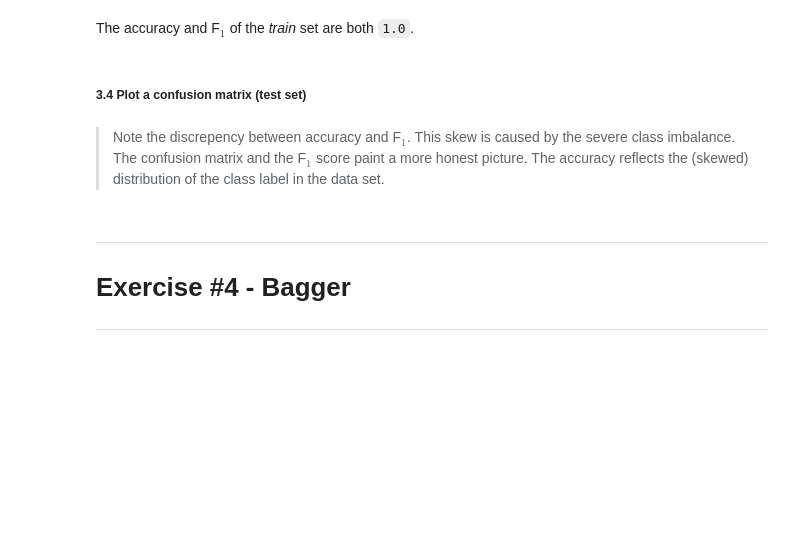
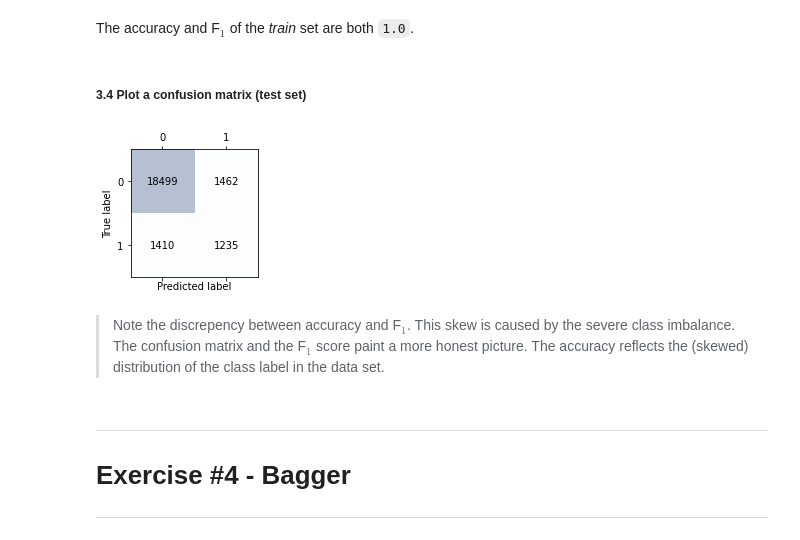
Before and after one commit to teemal/machine_learning_and_data_mining, a Jupyter notebook: Activity_12.ipynb, the cells around one changed output. Saved outputs shown, nothing was run; the diff lists cells and outputs as text; code cells hidden in the pictures; blank space fills up the shorter version.

```diff
--- a/Activity_12.ipynb
+++ b/Activity_12.ipynb
@@ -117,7 +182,7 @@ else:
 ##### 2.2 Split `X` and `y`
 # %%
 # split X and y
-print('your code here')
+X, y = df.iloc[:, :-1], df.iloc[:, -1]
 # %% [markdown]
 ##### 2.3 Partition to train and test sets with hold-out
 # %% [markdown]
@@ -130,3 +192,10 @@ print('your code here')
+# %%
+# partition train and test set
+X_train, X_test, y_train, y_test =\
+            train_test_split(X, y,
+                             test_size=0.5,
+                             random_state=1,
+                             stratify=y)
 # %% [markdown]
 ##### 2.4 Print the shapes of your four sets
 # %%
@@ -150,0 +216,4 @@ print('your code here')
+# %%
+# create Decision Tree
+tree = DecisionTreeClassifier(criterion='entropy', random_state=1)
+tree
@@ -169,0 +243,10 @@ print('your code here')
+# %%
+# train decision tree
+tree = tree.fit(X_train, y_train)
+y_train_pred = tree.predict(X_train)
+y_test_pred = tree.predict(X_test)
+
+tree_train = accuracy_score(y_train, y_train_pred)
+tree_test = accuracy_score(y_test, y_test_pred)
+print('Decision tree train/test accuracies %.3f/%.3f'
+      % (tree_train, tree_test))
@@ -184,3 +274,19 @@ print('your code here')
+# %%
+# graph a confusion matrix
+confmat = confusion_matrix(y_true=y_test, y_pred=y_test_pred)
+fig, ax = plt.subplots(figsize=(2.5, 2.5))
+ax.matshow(confmat, cmap=plt.cm.Blues, alpha=0.3)
+for i in range(confmat.shape[0]):
+  for j in range(confmat.shape[1]):
+      ax.text(x=j, y=i, s=confmat[i, j], va='center', ha='center')
+plt.xlabel('Predicted label')
+plt.ylabel('True label')
+
+plt.tight_layout()
+plt.show()
+print(' \n')
+# %% [output]
+[figure, added]
 # %% [markdown]
 > Note the discrepency between accuracy and F$_1$.  This skew is caused by the severe class imbalance. The confusion matrix and the F$_1$ score paint a more honest picture.  The accuracy reflects the (skewed) distribution of the class label in the data set.
 # %% [markdown]
```
Also changed, not shown: parts of 34 cells of this notebook.
